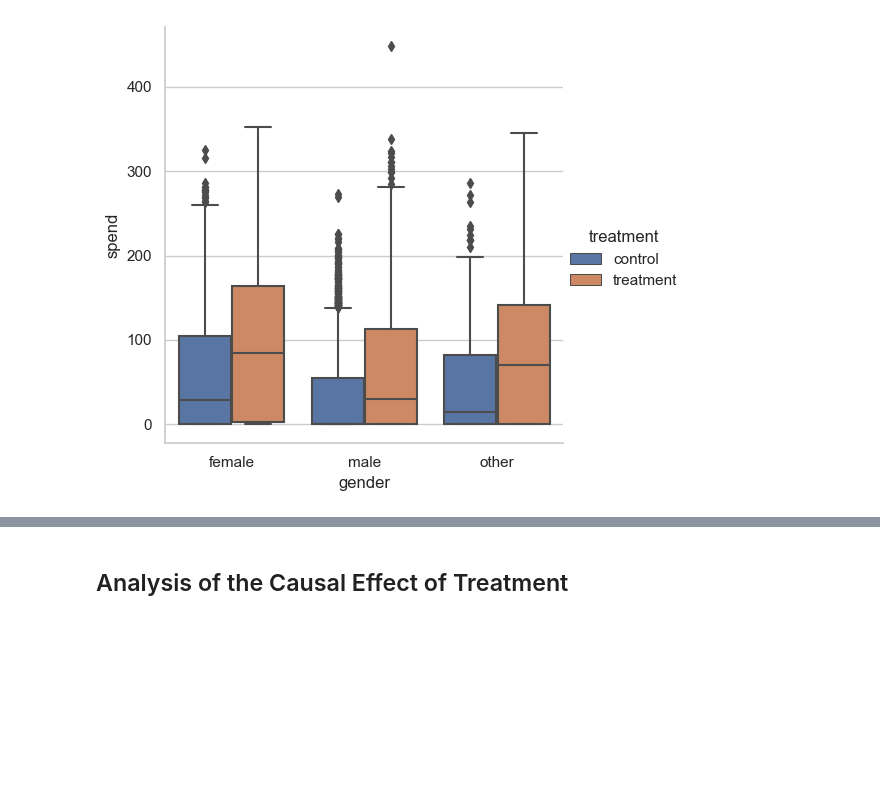
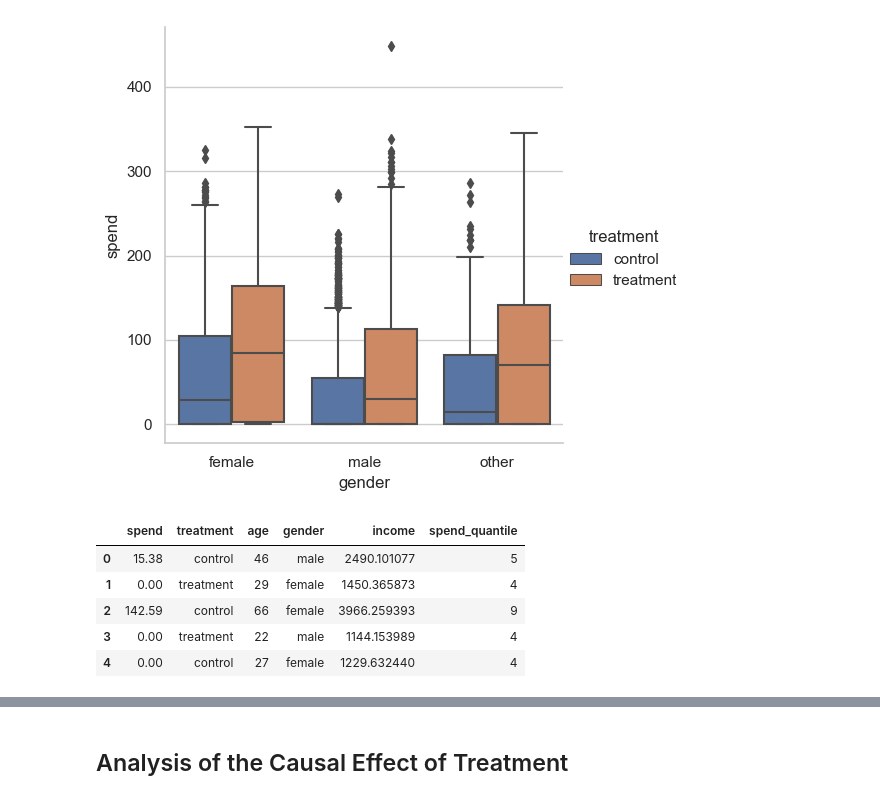
Before and after one commit to alexdparker/datascience, a Jupyter notebook: quantile_reg.ipynb, the cells around one changed output, grey strips where cells are left out. Cells and saved outputs as stored; diff of their text form; code cells hidden in the pictures; blank space fills up the shorter version.

```diff
--- a/quantile_reg.ipynb
+++ b/quantile_reg.ipynb
@@ -126,3 +126,13 @@ sns.catplot(data = df, x = 'gender', y = 'spend', hue = 'treatment', kind = 'box
 # %% [output]
 <seaborn.axisgrid.FacetGrid at 0x...>
 [figure]
+# %%
+df['spend_quantile'] = pd.qcut(df['spend'], q = 10,duplicates='drop', labels = [4,5,6,7,8,9,10])
+df.head()
+# %% [output]
+|  | spend | treatment | age | gender | income | spend_quantile |
+| 0 | 15.38 | control | 46 | male | 2490.101077 | 5 |
+| 1 | 0.00 | treatment | 29 | female | 1450.365873 | 4 |
+| 2 | 142.59 | control | 66 | female | 3966.259393 | 9 |
+| 3 | 0.00 | treatment | 22 | male | 1144.153989 | 4 |
+| 4 | 0.00 | control | 27 | female | 1229.632440 | 4 |
```
Also changed, not shown: parts of 4 cells of this notebook, 1 other file.
